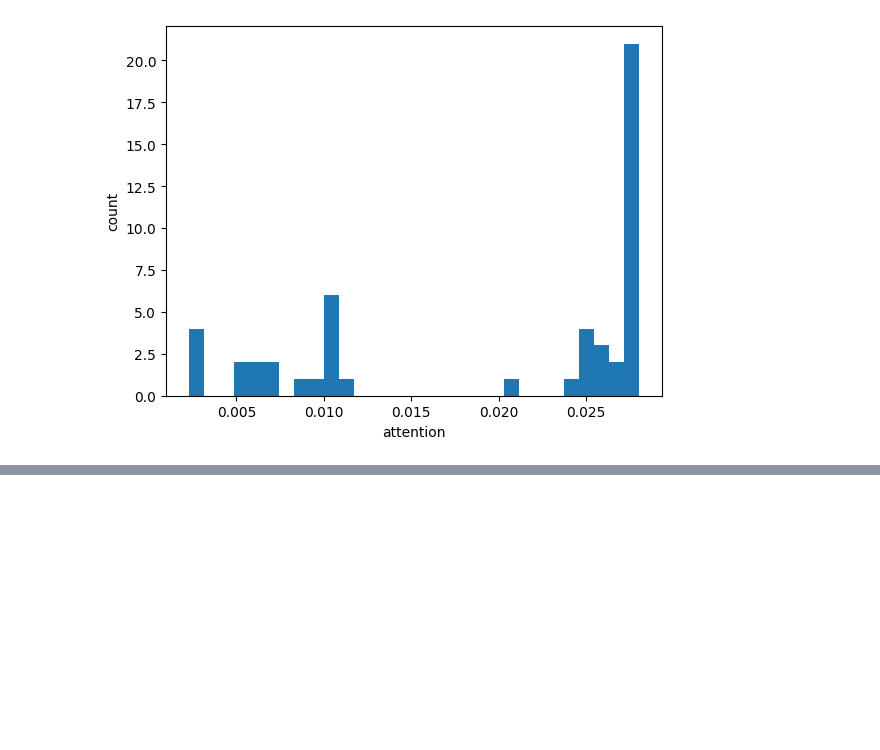
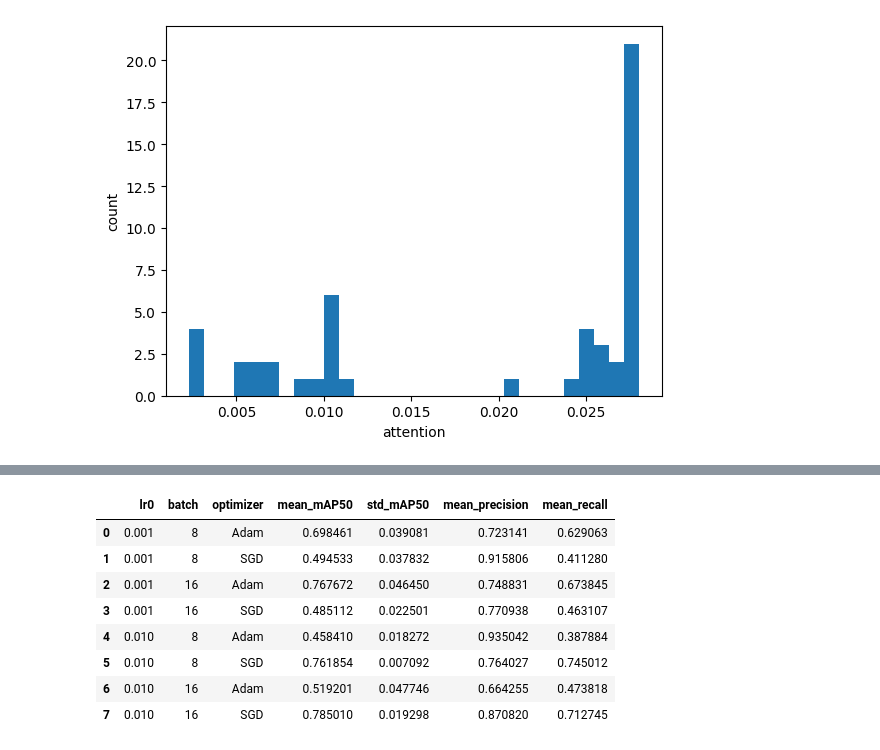
Before and after one commit to aleksandra0014/system-analizy-cytologicznej, a Jupyter notebook: test_mean-vector.ipynb, the cells around one changed output, grey strips where cells are left out. Saved outputs shown, nothing was run; the diff lists cells and outputs as text; code cells hidden in the pictures; blank space fills up the shorter version.

```diff
--- a/test_mean-vector.ipynb
+++ b/test_mean-vector.ipynb
@@ -1320,0 +1336,12 @@ plt.show()
+# %%
+df[['lr0', 'batch', 'optimizer', 'mean_mAP50', 'std_mAP50', 'mean_precision', 'mean_recall']]
+# %% [output]
+|  | lr0 | batch | optimizer | mean_mAP50 | std_mAP50 | mean_precision | mean_recall |
+| 0 | 0.001 | 8 | Adam | 0.698461 | 0.039081 | 0.723141 | 0.629063 |
+| 1 | 0.001 | 8 | SGD | 0.494533 | 0.037832 | 0.915806 | 0.411280 |
+| 2 | 0.001 | 16 | Adam | 0.767672 | 0.046450 | 0.748831 | 0.673845 |
+| 3 | 0.001 | 16 | SGD | 0.485112 | 0.022501 | 0.770938 | 0.463107 |
+| 4 | 0.010 | 8 | Adam | 0.458410 | 0.018272 | 0.935042 | 0.387884 |
+| 5 | 0.010 | 8 | SGD | 0.761854 | 0.007092 | 0.764027 | 0.745012 |
+| 6 | 0.010 | 16 | Adam | 0.519201 | 0.047746 | 0.664255 | 0.473818 |
+| 7 | 0.010 | 16 | SGD | 0.785010 | 0.019298 | 0.870820 | 0.712745 |
```
Also changed, not shown: parts of 2 cells of this notebook, 19 other files.
